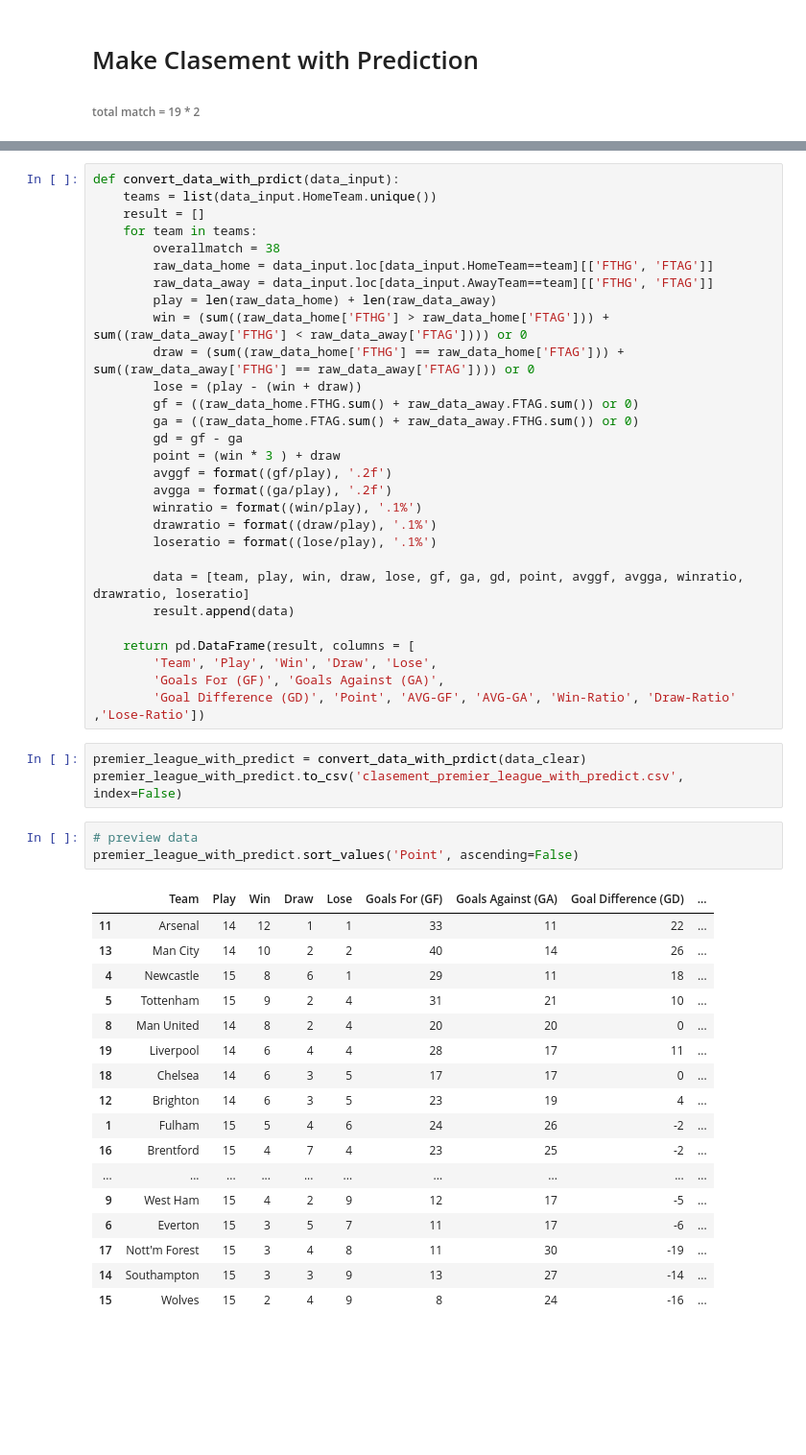
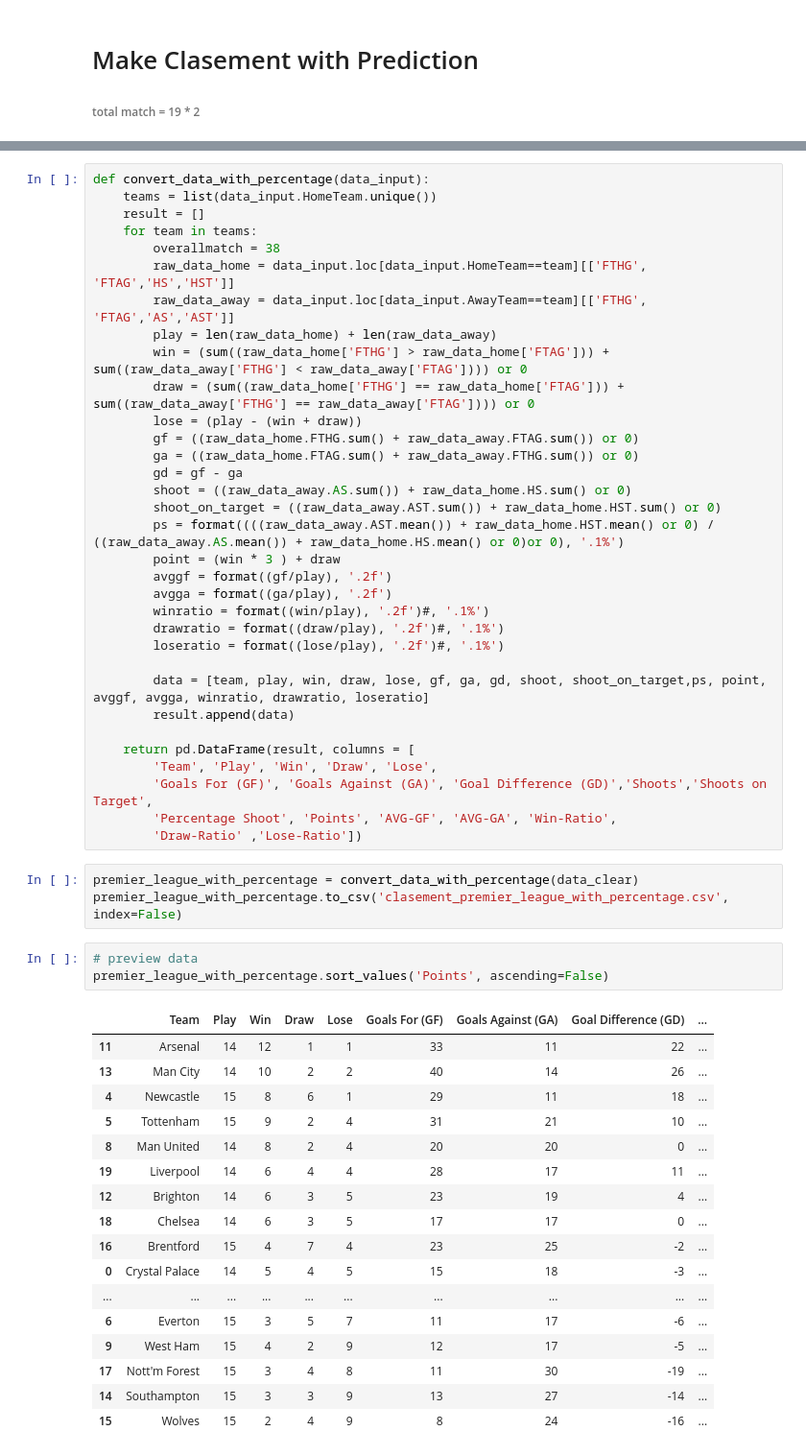
Before and after one commit to Silver4sh/premier_league, a Jupyter notebook: script/premier_league.ipynb, the cells around one changed output, grey strips where cells are left out. Shown at 96% size. Drawn from its saved outputs; the diff is of its cells as text; blank space fills up the shorter version.

```diff
--- a/script/premier_league.ipynb
+++ b/script/premier_league.ipynb
@@ -95,11 +104,11 @@ make:
 # %%
-def convert_data_with_prdict(data_input):
+def convert_data_with_percentage(data_input):
     teams = list(data_input.HomeTeam.unique())
     result = []
     for team in teams:
         overallmatch = 38
-        raw_data_home = data_input.loc[data_input.HomeTeam==team][['FTHG', 'FTAG']]
-        raw_data_away = data_input.loc[data_input.AwayTeam==team][['FTHG', 'FTAG']]
+        raw_data_home = data_input.loc[data_input.HomeTeam==team][['FTHG', 'FTAG','HS','HST']]
+        raw_data_away = data_input.loc[data_input.AwayTeam==team][['FTHG', 'FTAG','AS','AST']]
         play = len(raw_data_home) + len(raw_data_away)
         win = (sum((raw_data_home['FTHG'] > raw_data_home['FTAG'])) + sum((raw_data_away['FTHG'] < raw_data_away['FTAG']))) or 0
         draw = (sum((raw_data_home['FTHG'] == raw_data_home['FTAG'])) + sum((raw_data_away['FTHG'] == raw_data_away['FTAG']))) or 0
@@ -107,41 +116,45 @@ def convert_data_with_prdict(data_input):
         gf = ((raw_data_home.FTHG.sum() + raw_data_away.FTAG.sum()) or 0)
         ga = ((raw_data_home.FTAG.sum() + raw_data_away.FTHG.sum()) or 0)
         gd = gf - ga
+        shoot = ((raw_data_away.AS.sum()) + raw_data_home.HS.sum() or 0)
+        shoot_on_target = ((raw_data_away.AST.sum()) + raw_data_home.HST.sum() or 0)
+        ps = format((((raw_data_away.AST.mean()) + raw_data_home.HST.mean() or 0) / ((raw_data_away.AS.mean()) + raw_data_home.HS.mean() or 0)or 0), '.1%')
         point = (win * 3 ) + draw
         avggf = format((gf/play), '.2f')
         avgga = format((ga/play), '.2f')
-        winratio = format((win/play), '.1%')
-        drawratio = format((draw/play), '.1%')
-        loseratio = format((lose/play), '.1%')
+        winratio = format((win/play), '.2f')#, '.1%')
+        drawratio = format((draw/play), '.2f')#, '.1%')
+        loseratio = format((lose/play), '.2f')#, '.1%')
 
-        data = [team, play, win, draw, lose, gf, ga, gd, point, avggf, avgga, winratio, drawratio, loseratio]
+        data = [team, play, win, draw, lose, gf, ga, gd, shoot, shoot_on_target,ps, point, avggf, avgga, winratio, drawratio, loseratio]
         result.append(data)
 
     return pd.DataFrame(result, columns = [
         'Team', 'Play', 'Win', 'Draw', 'Lose',
-        'Goals For (GF)', 'Goals Against (GA)',
-        'Goal Difference (GD)', 'Point', 'AVG-GF', 'AVG-GA', 'Win-Ratio', 'Draw-Ratio' ,'Lose-Ratio'])
+        'Goals For (GF)', 'Goals Against (GA)', 'Goal Difference (GD)','Shoots','Shoots on Target',
+        'Percentage Shoot', 'Points', 'AVG-GF', 'AVG-GA', 'Win-Ratio',
+        'Draw-Ratio' ,'Lose-Ratio'])
 # %%
-premier_league_with_predict = convert_data_with_prdict(data_clear)
-premier_league_with_predict.to_csv('clasement_premier_league_with_predict.csv', index=False)
+premier_league_with_percentage = convert_data_with_percentage(data_clear)
+premier_league_with_percentage.to_csv('clasement_premier_league_with_percentage.csv', index=False)
 # %%
 # preview data
-premier_league_with_predict.sort_values('Point', ascending=False)
+premier_league_with_percentage.sort_values('Points', ascending=False)
 # %% [output]
 |  | Team | Play | Win | Draw | Lose | Goals For (GF) | Goals Against (GA) | Goal Difference (GD) | ... |
 | 11 | Arsenal | 14 | 12 | 1 | 1 | 33 | 11 | 22 | ... |
 | 13 | Man City | 14 | 10 | 2 | 2 | 40 | 14 | 26 | ... |
 | 4 | Newcastle | 15 | 8 | 6 | 1 | 29 | 11 | 18 | ... |
 | 5 | Tottenham | 15 | 9 | 2 | 4 | 31 | 21 | 10 | ... |
 | 8 | Man United | 14 | 8 | 2 | 4 | 20 | 20 | 0 | ... |
 | 19 | Liverpool | 14 | 6 | 4 | 4 | 28 | 17 | 11 | ... |
+| 12 | Brighton | 14 | 6 | 3 | 5 | 23 | 19 | 4 | ... |
 | 18 | Chelsea | 14 | 6 | 3 | 5 | 17 | 17 | 0 | ... |
-| 12 | Brighton | 14 | 6 | 3 | 5 | 23 | 19 | 4 | ... |
-| 1 | Fulham | 15 | 5 | 4 | 6 | 24 | 26 | -2 | ... |
 | 16 | Brentford | 15 | 4 | 7 | 4 | 23 | 25 | -2 | ... |
+| 0 | Crystal Palace | 14 | 5 | 4 | 5 | 15 | 18 | -3 | ... |
 | ... | ... | ... | ... | ... | ... | ... | ... | ... | ... |
+| 6 | Everton | 15 | 3 | 5 | 7 | 11 | 17 | -6 | ... |
 | 9 | West Ham | 15 | 4 | 2 | 9 | 12 | 17 | -5 | ... |
-| 6 | Everton | 15 | 3 | 5 | 7 | 11 | 17 | -6 | ... |
 | 17 | Nott'm Forest | 15 | 3 | 4 | 8 | 11 | 30 | -19 | ... |
 | 14 | Southampton | 15 | 3 | 3 | 9 | 13 | 27 | -14 | ... |
 | 15 | Wolves | 15 | 2 | 4 | 9 | 8 | 24 | -16 | ... |
```
Also changed, not shown: parts of 9 cells of this notebook.
